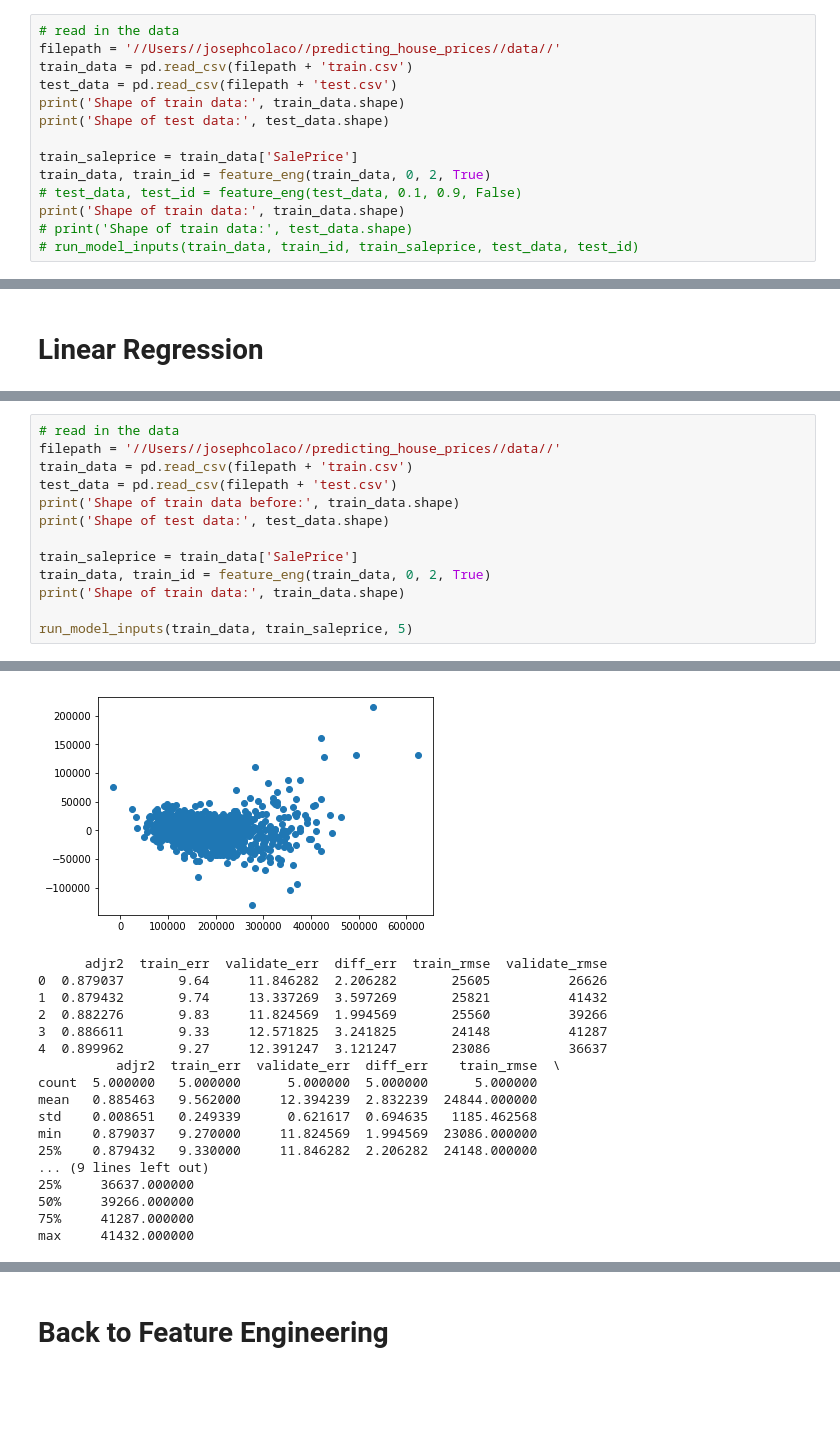
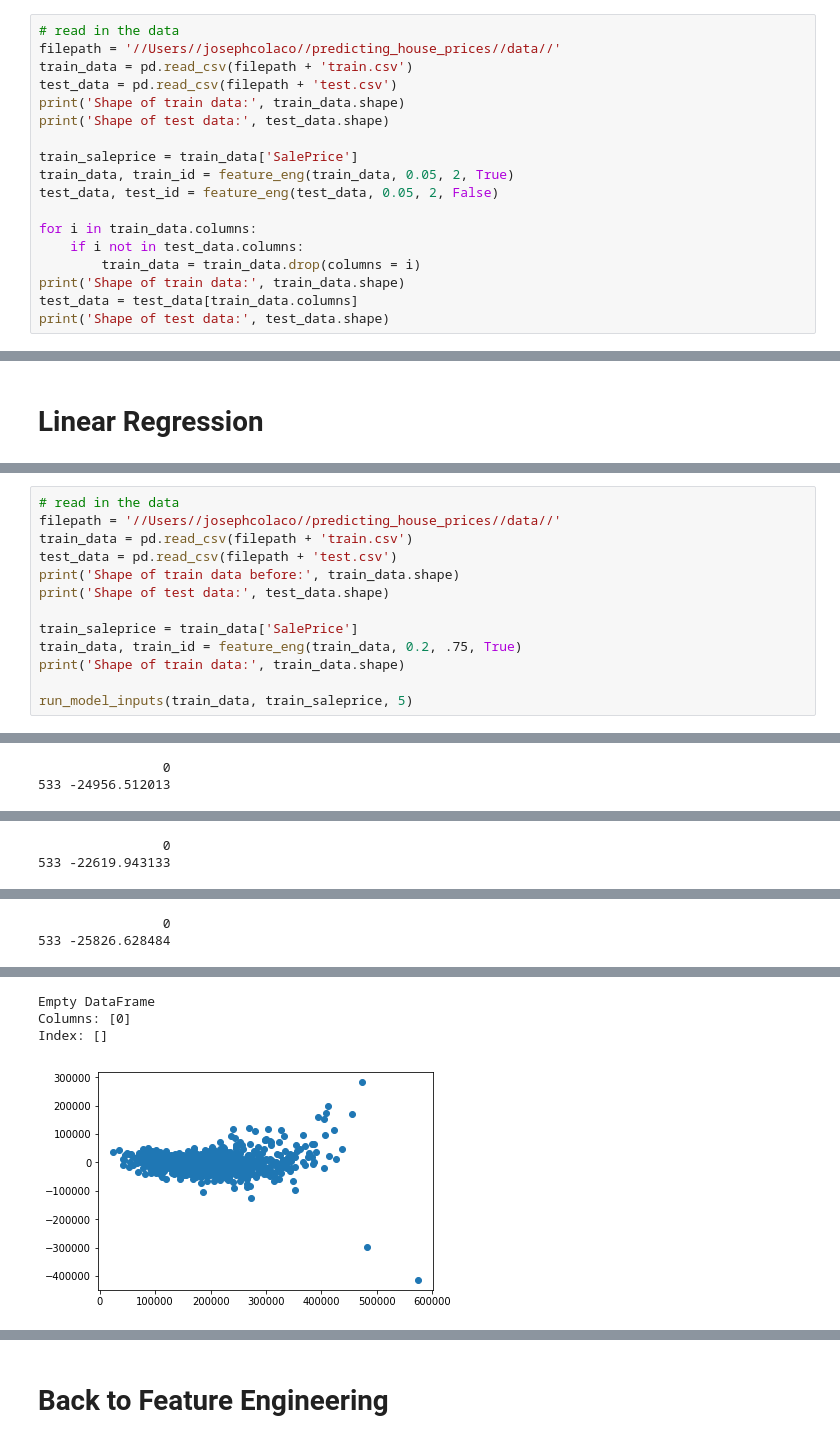
Before and after one commit to j2colaco/predicting_house_prices, a Jupyter notebook: prediction_code.ipynb, the cells around one changed output, grey strips where cells are left out. Drawn from its saved outputs; the diff is of its cells as text; blank space fills up the shorter version.

```diff
--- a/prediction_code.ipynb
+++ b/prediction_code.ipynb
@@ -952,11 +965,15 @@ print('Shape of train data:', train_data.shape)
 print('Shape of test data:', test_data.shape)
 
 train_saleprice = train_data['SalePrice']
-train_data, train_id = feature_eng(train_data, 0, 2, True)
-# test_data, test_id = feature_eng(test_data, 0.1, 0.9, False)
+train_data, train_id = feature_eng(train_data, 0.05, 2, True)
+test_data, test_id = feature_eng(test_data, 0.05, 2, False)
+
+for i in train_data.columns:
+    if i not in test_data.columns:
+        train_data = train_data.drop(columns = i)
 print('Shape of train data:', train_data.shape)
-# print('Shape of train data:', test_data.shape)
-# run_model_inputs(train_data, train_id, train_saleprice, test_data, test_id)
+test_data = test_data[train_data.columns]
+print('Shape of test data:', test_data.shape)
 # %% [output]
 Shape of train data: (1460, 81)
 Shape of test data: (1459, 80)
@@ -972,7 +1089,7 @@ print('Shape of train data before:', train_data.shape)
 print('Shape of test data:', test_data.shape)
 
 train_saleprice = train_data['SalePrice']
-train_data, train_id = feature_eng(train_data, 0, 2, True)
+train_data, train_id = feature_eng(train_data, 0.2, .75, True)
 print('Shape of train data:', train_data.shape)
 
 run_model_inputs(train_data, train_saleprice, 5)
@@ -986,0 +1104,2 @@ KFold(n_splits=5, random_state=18919, shuffle=True)
+                0
+533 -24956.512013
@@ -987,0 +1107,2 @@ KFold(n_splits=5, random_state=18919, shuffle=True)
+                0
+533 -22619.943133
@@ -988,0 +1110,2 @@ KFold(n_splits=5, random_state=18919, shuffle=True)
+                0
+533 -25826.628484
@@ -990,18 +1113,4 @@ KFold(n_splits=5, random_state=18919, shuffle=True)
+Empty DataFrame
+Columns: [0]
+Index: []
-[figure, old version]
+[figure, new version]
-      adjr2  train_err  validate_err  diff_err  train_rmse  validate_rmse
-0  0.879037       9.64     11.846282  2.206282       25605          26626
-1  0.879432       9.74     13.337269  3.597269       25821          41432
-2  0.882276       9.83     11.824569  1.994569       25560          39266
-3  0.886611       9.33     12.571825  3.241825       24148          41287
-4  0.899962       9.27     12.391247  3.121247       23086          36637
-          adjr2  train_err  validate_err  diff_err    train_rmse  \
-count  5.000000   5.000000      5.000000  5.000000      5.000000
-mean   0.885463   9.562000     12.394239  2.832239  24844.000000
-std    0.008651   0.249339      0.621617  0.694635   1185.462568
-min    0.879037   9.270000     11.824569  1.994569  23086.000000
-25%    0.879432   9.330000     11.846282  2.206282  24148.000000
-... (9 lines left out)
-25%     36637.000000
-50%     39266.000000
-75%     41287.000000
-max     41432.000000
```
Also changed, not shown: parts of 37 cells of this notebook, 1 other file.
